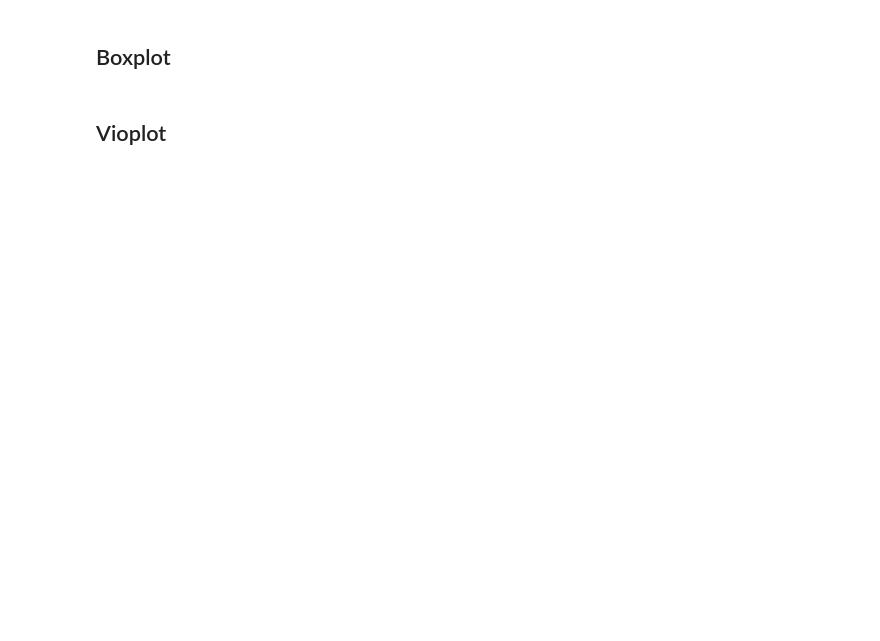
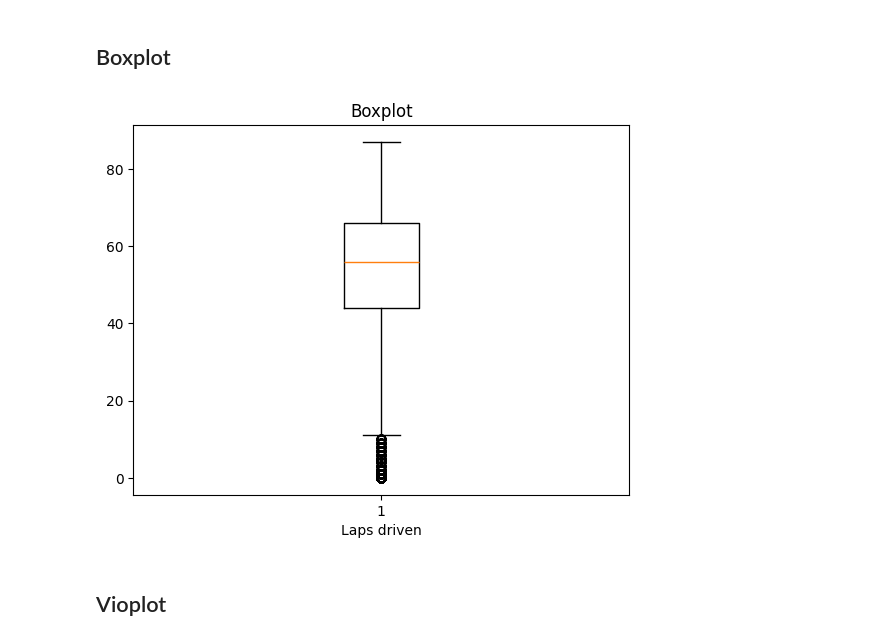
Before and after one commit to lachimex/statistic_project, a Jupyter notebook: StatisticProject.ipynb, the cells around one changed output. Cells and saved outputs as stored; diff of their text form; code cells hidden in the pictures; blank space fills up the shorter version.

```diff
--- a/StatisticProject.ipynb
+++ b/StatisticProject.ipynb
@@ -150,10 +216,12 @@ NameError: name 'x_values' is not defined
 # %% [markdown]
 ## Boxplot
 # %%
-plt.boxplot(x_values)
+plt.boxplot(laps)
 plt.title("Boxplot")
 plt.xlabel("Laps driven")
 plt.show()
+# %% [output]
+[figure, added]
 # %% [markdown]
 ## Vioplot
 # %%
```
Also changed, not shown: parts of 16 cells of this notebook, 3 other files.
